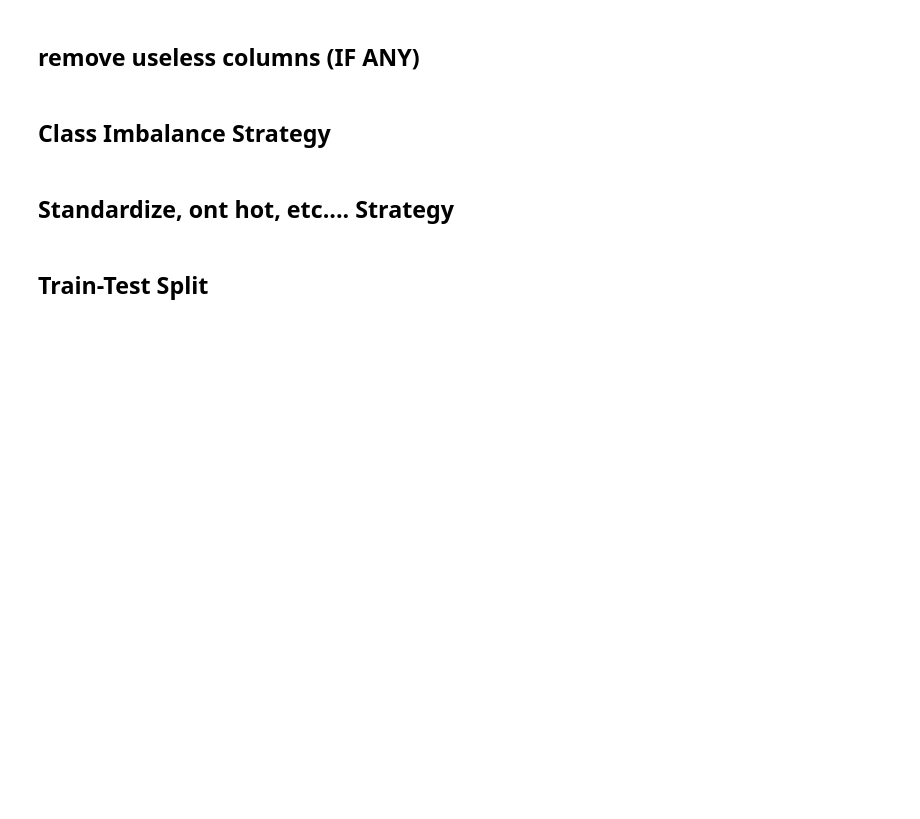
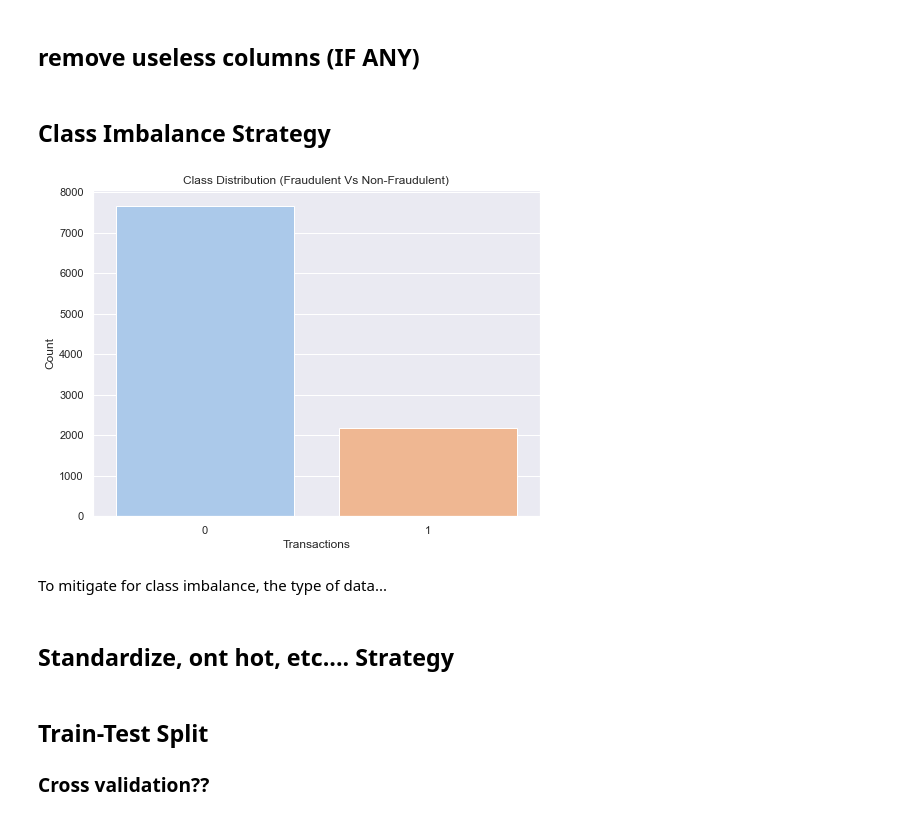
Before and after one commit to ChrisGarciaDS/MSADS-599--Capstone-AddTitle, a Jupyter notebook: Code Library/data_prep.ipynb, the cells around one changed output. Cells and saved outputs as stored; diff of their text form; code cells hidden in the pictures; blank space fills up the shorter version.

Commit message:
Add Visuals and more analysis

```diff
--- a/Code Library/data_prep.ipynb
+++ b/Code Library/data_prep.ipynb
@@ -91,7 +147,22 @@ dtype: int64
 #df.head()
 # %% [markdown]
 ## Class Imbalance Strategy
+# %%
+# Inspect class imbalance
+sns.set(style='darkgrid')
+plt.figure(figsize=(8, 6))
+sns.countplot(x='FLAG', data=df, palette='pastel')
+plt.title('Class Distribution (Fraudulent Vs Non-Fraudulent)')
+plt.xlabel('Transactions')
+plt.ylabel('Count')
+plt.show()
+# %% [output]
+[figure, added]
+# %% [markdown]
+To mitigate for class imbalance, the type of data...
 # %% [markdown]
 ## Standardize, ont hot, etc.... Strategy
 # %% [markdown]
 ## Train-Test Split
+
+### Cross validation??
```
Also changed, not shown: parts of 6 cells of this notebook.
